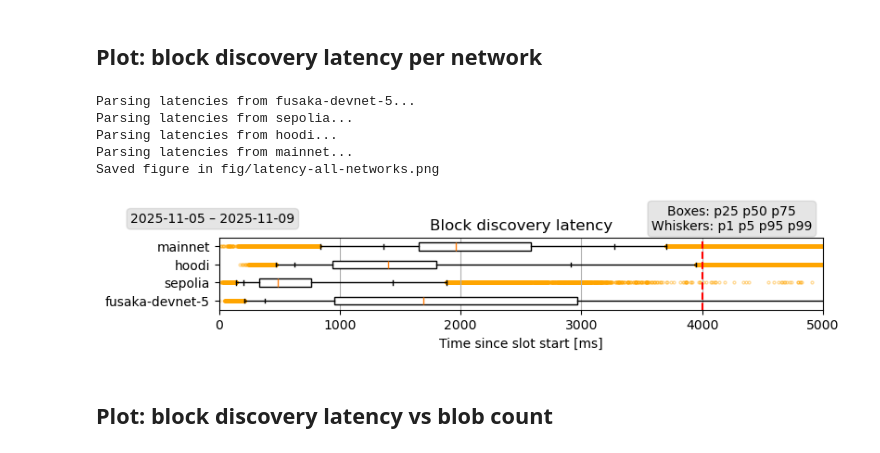
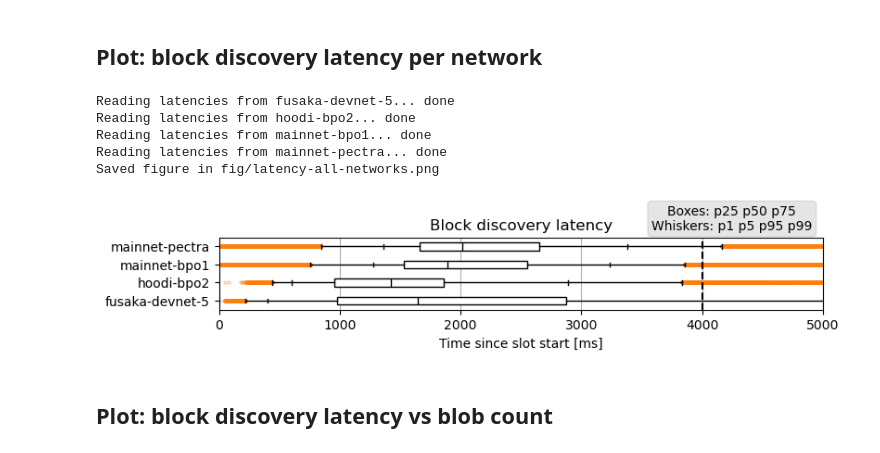
Before and after one commit to chainbound/blob-seeder-data, a Jupyter notebook: xatu_queries_plots.ipynb, the cells around one changed output. Drawn from its saved outputs; the diff is of its cells as text; code cells hidden in the pictures.

```diff
--- a/xatu_queries_plots.ipynb
+++ b/xatu_queries_plots.ipynb
@@ -703,42 +706,42 @@ Stored query results in data/orphans_blobs_mainnet-bpo1.parquet
 # %% [markdown]
 ## Plot: block discovery latency per network
 # %%
+plotted_scenarios = [1, 3, 4, 5]
+
 # Rearrange the data for easy plotting
 data = {}
-networks = []
-for file in [FILE_LATENCIES_DEVNET, FILE_LATENCIES]:
-    df_latencies = pd.read_parquet(file)
-
-    for i in df_latencies['network'].unique():
-        print(f"Parsing latencies from {i}...")
-        networks.append(i)
-        data[i] = df_latencies[ df_latencies['network'] == i ]['block_latency'].reset_index(drop=True)
-        data[i] = data[i].dropna()
-        data[i] = data[i].rename(i).rename_axis(i)
+for s_idx in plotted_scenarios[::-1]:
+    s = CFG[s_idx]['scenario']
+    print(f"Reading latencies from {s}... ", end='')
+    df_latencies = pd.read_parquet(FILE_LATENCIES_TEMPLATE.format(s))
+    print('done')
+    data[s] = df_latencies['block_latency'].reset_index(drop=True)
+    data[s] = data[s].dropna()
+    data[s] = data[s].rename(i).rename_axis(s)
     df_latencies = None
 
 fig, ax = plt.subplots(1, 1, constrained_layout=True, figsize=(8,1.5))
 
-boxplot(ax, [data[i] for i in networks], showDeadline=True)
+boxplot(ax, [data[s] for s in data], showDeadline=True)
 
 ax.set_xlim(0, 5*1000)
 
 ax.set_xlabel('Time since slot start [ms]')
-ax.set_yticklabels(networks)
+ax.set_yticklabels(list(data.keys()))
 ax.set_title('Block discovery latency')
-addParametersBox(0.97, showNetwork=False)
+#addParametersBox(0.97, showNetwork=False)
 addExplainerBox(0.97)
 
 saveFig('latency-all-networks')
 plt.show()
 data = None
 # %% [output]
-Parsing latencies from fusaka-devnet-5...
-Parsing latencies from sepolia...
-Parsing latencies from hoodi...
-Parsing latencies from mainnet...
+Reading latencies from fusaka-devnet-5... done
+Reading latencies from hoodi-bpo2... done
+Reading latencies from mainnet-bpo1... done
+Reading latencies from mainnet-pectra... done
 Saved figure in fig/latency-all-networks.png
-[figure, old version]
+[figure, new version]
 # %% [markdown]
 ## Plot: block discovery latency vs blob count
 # %%
```
Also changed, not shown: parts of 11 cells of this notebook.
